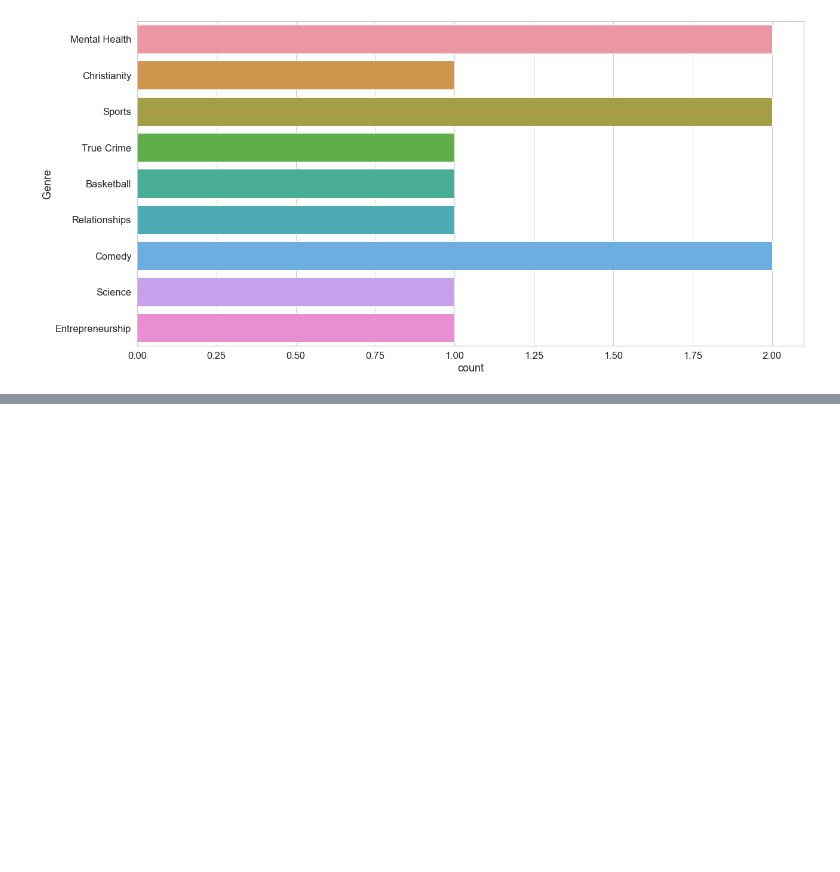
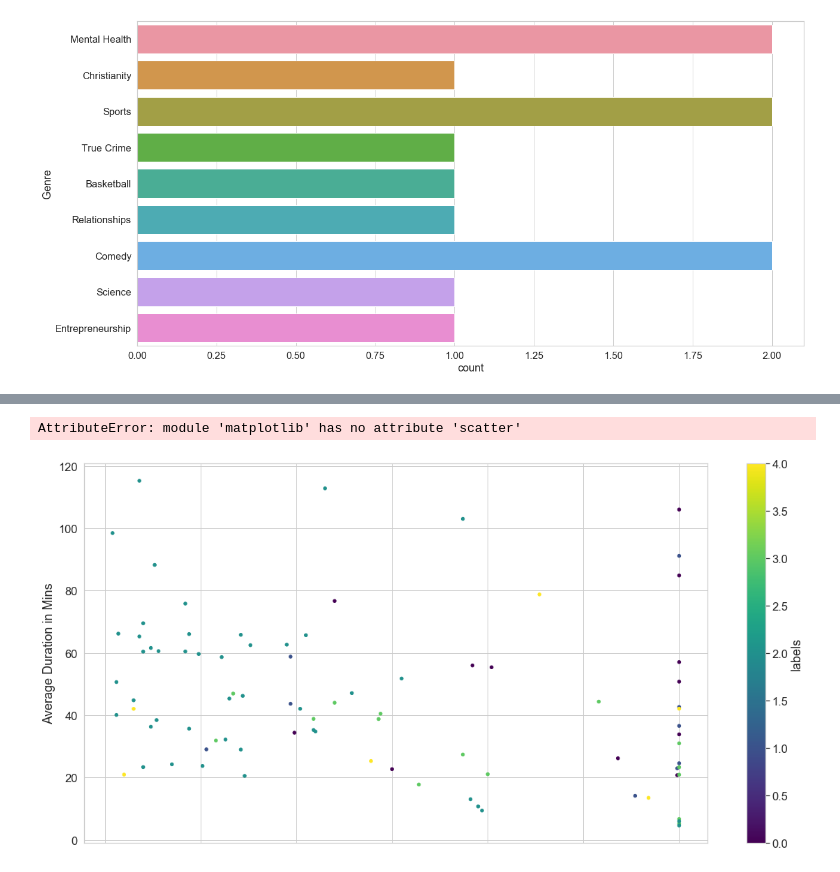
Before and after one commit to lhendg/PodcastsPh, a Jupyter notebook: Analysis.ipynb, the cells around one changed output, grey strips where cells are left out. Saved outputs shown, nothing was run; the diff lists cells and outputs as text; code cells hidden in the pictures; blank space fills up the shorter version.

```diff
--- a/Analysis.ipynb
+++ b/Analysis.ipynb
@@ -334,0 +384,13 @@ sns.countplot(y='Genre', data=cluster_0)
+# %%
+new_data.plot.scatter(x='Tracks',
+                      y='Average Duration in Mins',
+                      c='labels',
+                      cmap='viridis',
+                      figsize=(20, 10))
+
+# Get cluster centers
+centers = km.cluster_centers_
+plt.scatter(centers[:,0],centers[:,1], s=200, color='black')
+# %% [output]
+AttributeError: module 'matplotlib' has no attribute 'scatter'
+[figure, added]
```
Also changed, not shown: parts of 5 cells of this notebook, 1 other file.
